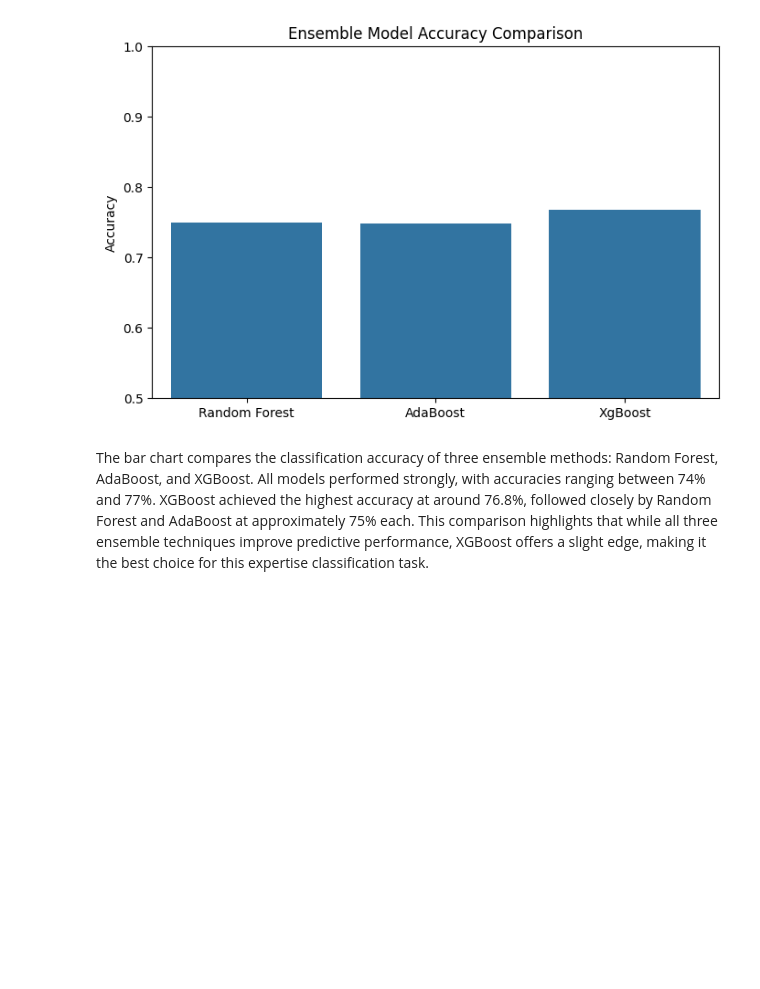
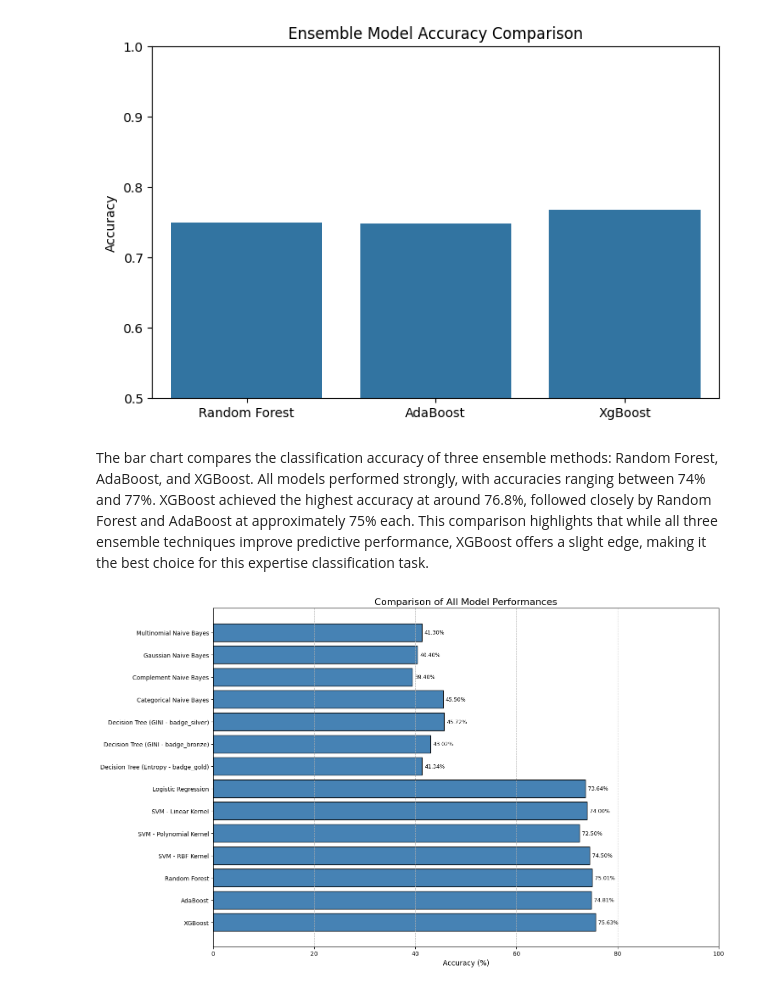
Before and after one commit to AkhilaAnnireddy/Machine_learning_project, a Jupyter notebook: Models/ensemble_method_impl.ipynb, the cells around one changed output. Cells and saved outputs as stored; diff of their text form; code cells hidden in the pictures; blank space fills up the shorter version.

```diff
--- a/Models/ensemble_method_impl.ipynb
+++ b/Models/ensemble_method_impl.ipynb
@@ -207,3 +207,63 @@ plt.show()
 The bar chart compares the classification accuracy of three ensemble methods: Random Forest, AdaBoost, and XGBoost.
 All models performed strongly, with accuracies ranging between 74% and 77%. XGBoost achieved the highest accuracy at around 76.8%, followed closely by Random Forest and AdaBoost at approximately 75% each.
 This comparison highlights that while all three ensemble techniques improve predictive performance, XGBoost offers a slight edge, making it the best choice for this expertise classification task.
+# %%
+import matplotlib.pyplot as plt
+
+# Models and their corresponding accuracies
+models = [
+    "Multinomial Naive Bayes",
+    "Gaussian Naive Bayes",
+    "Complement Naive Bayes",
+    "Categorical Naive Bayes",
+    "Decision Tree (GINI - badge_silver)",
+    "Decision Tree (GINI - badge_bronze)",
+    "Decision Tree (Entropy - badge_gold)",
+    "Logistic Regression",
+    "SVM - Linear Kernel",
+    "SVM - Polynomial Kernel",
+    "SVM - RBF Kernel",
+    "Random Forest",
+    "AdaBoost",
+    "XGBoost"
+]
+
+accuracies = [
+    41.3,  # Multinomial NB
+    40.4,  # Gaussian NB
+    39.4,  # Complement NB
+    45.5,  # Categorical NB
+    45.72, # Decision Tree 1
+    43.02, # Decision Tree 2
+    41.34, # Decision Tree 3
+    73.64, # Logistic Regression
+    74.0,  # SVM Linear (approx)
+    72.5,  # SVM Polynomial (approx)
+    74.5,  # SVM RBF (approx)
+    75.01, # Random Forest
+    74.81, # AdaBoost
+    75.63  # XGBoost
+]
+
+# Create a horizontal bar plot
+plt.figure(figsize=(15, 9))
+bars = plt.barh(models, accuracies, color='steelblue', edgecolor='black')
+
+# Annotate each bar with accuracy value
+for bar in bars:
+    width = bar.get_width()
+    plt.text(width + 0.5, bar.get_y() + bar.get_height()/2,
+             f'{width:.2f}%', va='center', fontsize=9)
+
+# Chart settings
+plt.xlabel('Accuracy (%)', fontsize=12)
+plt.title('Comparison of All Model Performances', fontsize=16)
+plt.xlim(0, 100)
+plt.grid(axis='x', linestyle='--', alpha=0.7)
+plt.gca().invert_yaxis()  # Top model first
+plt.tight_layout()
+
+# Display the plot
+plt.show()
+# %% [output]
+[figure, added]
```
Also changed, not shown: 9 other files.
